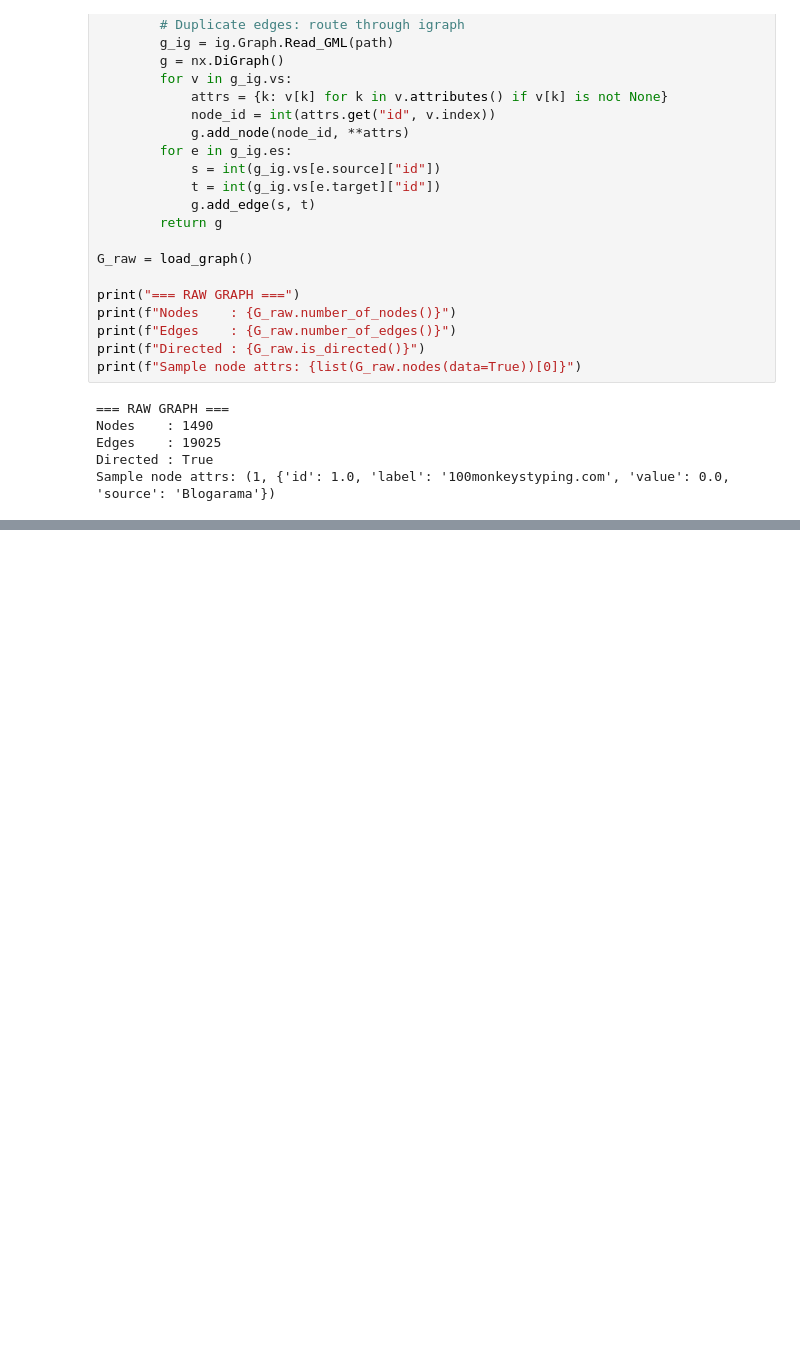
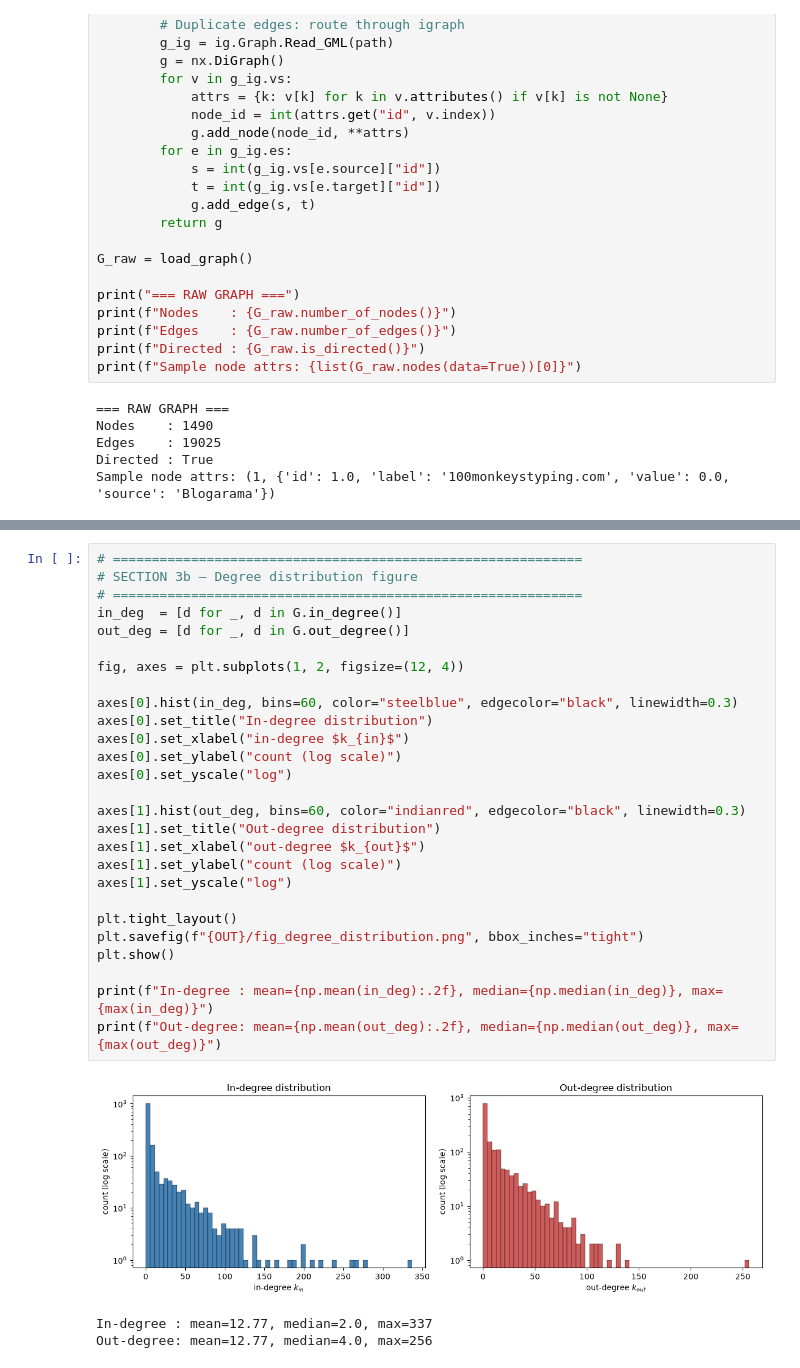
Before and after one commit to l232550/SE4095-SNTP-Assignment-1, a Jupyter notebook: L232550_SNTP_Assignment1.ipynb, the cells around one changed output, grey strips where cells are left out. Cells and saved outputs as stored; diff of their text form; blank space fills up the shorter version.

Commit message:
part-a: preprocessing, graph properties,degree + network figures, interpretation

```diff
--- a/L232550_SNTP_Assignment1.ipynb
+++ b/L232550_SNTP_Assignment1.ipynb
@@ -75,0 +180,31 @@ Sample node attrs: (1, {'id': 1.0, 'label': '100monkeystyping.com', 'value': 0.0
+# %%
+# ============================================================
+# SECTION 3b — Degree distribution figure
+# ============================================================
+in_deg  = [d for _, d in G.in_degree()]
+out_deg = [d for _, d in G.out_degree()]
+
+fig, axes = plt.subplots(1, 2, figsize=(12, 4))
+
+axes[0].hist(in_deg, bins=60, color="steelblue", edgecolor="black", linewidth=0.3)
+axes[0].set_title("In-degree distribution")
+axes[0].set_xlabel("in-degree $k_{in}$")
+axes[0].set_ylabel("count (log scale)")
+axes[0].set_yscale("log")
+
+axes[1].hist(out_deg, bins=60, color="indianred", edgecolor="black", linewidth=0.3)
+axes[1].set_title("Out-degree distribution")
+axes[1].set_xlabel("out-degree $k_{out}$")
+axes[1].set_ylabel("count (log scale)")
+axes[1].set_yscale("log")
+
+plt.tight_layout()
+plt.savefig(f"{OUT}/fig_degree_distribution.png", bbox_inches="tight")
+plt.show()
+
+print(f"In-degree : mean={np.mean(in_deg):.2f}, median={np.median(in_deg)}, max={max(in_deg)}")
+print(f"Out-degree: mean={np.mean(out_deg):.2f}, median={np.median(out_deg)}, max={max(out_deg)}")
+# %% [output]
+[figure, added]
+In-degree : mean=12.77, median=2.0, max=337
+Out-degree: mean=12.77, median=4.0, max=256
```
Also changed, not shown: parts of 4 cells of this notebook.
